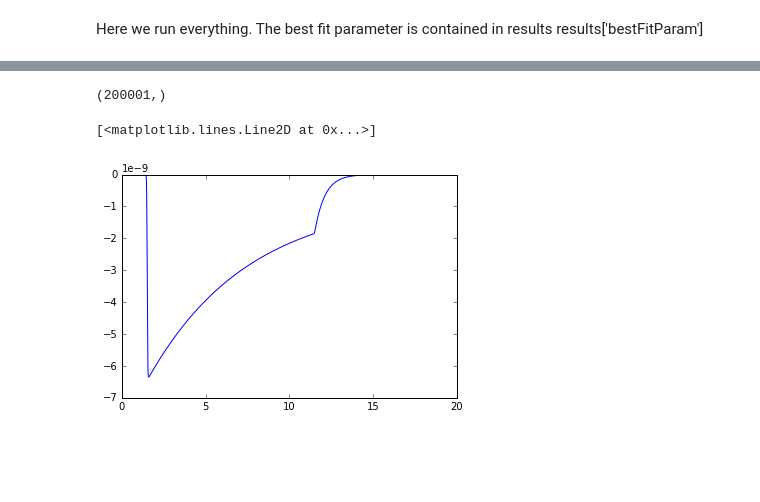
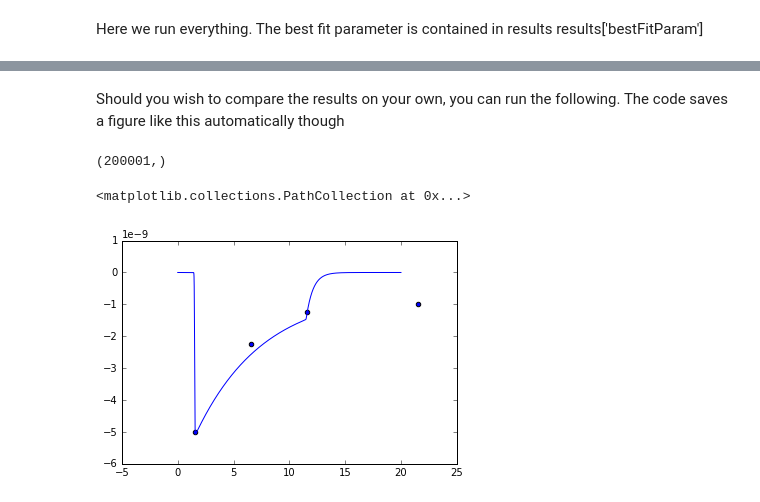
Before and after one commit to huskeypm/microglia, a Jupyter notebook: fitting/fitting.ipynb, the cells around one changed output, grey strips where cells are left out. Cells and saved outputs as stored; diff of their text form; code cells hidden in the pictures; blank space fills up the shorter version.

```diff
--- a/fitting/fitting.ipynb
+++ b/fitting/fitting.ipynb
@@ -95,8 +96,8 @@ results = ga.run(
     variedParamTruthVal = 2.22e-13  ,
     timeStart = 1.5e3,
     jobDuration = 20e3,
-    numRandomDraws = 5,
-    numIters = 5,
+    numRandomDraws = 2,
+    numIters = 1,
     sigmaScaleRate = 0.15,
     outputParamName = "I",
     outputParamSearcher = testState,
@@ -317,0 +155,23 @@ INFO:ModelParameters:      Num parameters: 129
+# %%
+testState = "I_ptxf"
+offset = 1.55e3
+ts =  offset+np.array([0.0e3,5e3,10e3,20e3]) # in [ms],
+vals =  -5e-9 * np.array([1,0.45,0.25,0.2])
+
+results = ga.run(
+    odeModel = "microgliav48.ode",
+    yamlVarFile = "P2X4FitVar.yaml" ,
+    myVariedParam = "G12_ptxf",
+    variedParamTruthVal = 2.22e-13  ,
+    timeStart = offset,
+    jobDuration = 20e3,
+    numRandomDraws = 10,
+    numIters = 10,
+    sigmaScaleRate = 0.15,
+    outputParamName = "I",
+    outputParamSearcher = testState,
+    outputParamMethod = "val_vs_time",
+    outputParamTruthTimes=ts,
+    outputParamTruthVal=vals,
+    debug = True
+)
@@ -318,17 +384,25 @@ INFO:ModelParameters:      Num parameters: 129
+# %% [markdown]
+Should you wish to compare the results on your own, you can run the following.
+The code saves a figure like this automatically though
 # %%
-dataSub = ga.aG.GetData(workerResults.outputResults,'Cai')
-
-
-subData = ao.GetData(workerResults.outputResults,stateLabel)
-
+#print results['outputList']['I'].timeInterpolations
+data = results['data']
+#data = aG.readPickle("test_cat.pickle")
+stateLabel = "I_ptxf"
+subData = aG.GetData(data,stateLabel)
 i=0
 ts = subData.t[i:]
 vals = subData.valsIdx[i:]
 print np.shape(subData.valsIdx)
 
 #normedPred = vals/np.min(vals)
 plt.plot(ts,vals,label="pred")
+
+ts =  offset+np.array([0.0e3,5e3,10e3,20e3]) # in [ms],
+ts*=1e-3
+vals =  -5e-9 * np.array([1,0.45,0.25,0.2])
+plt.scatter(ts,vals)
 # %% [output]
 (200001,)
-[<matplotlib.lines.Line2D at 0x...>]
+<matplotlib.collections.PathCollection at 0x...>
-[figure, old version]
+[figure, new version]
```
Also changed, not shown: parts of 24 cells of this notebook, 2 other files.
